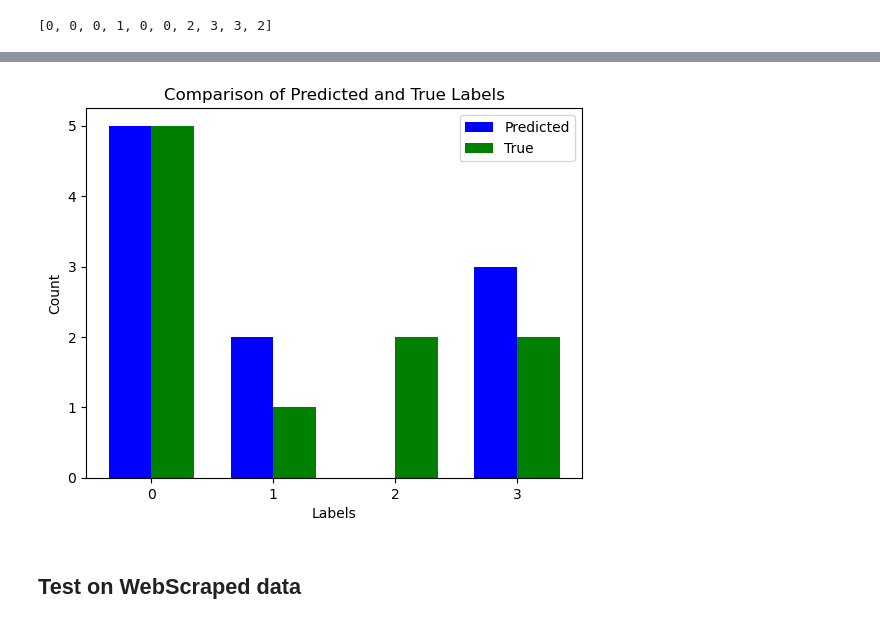
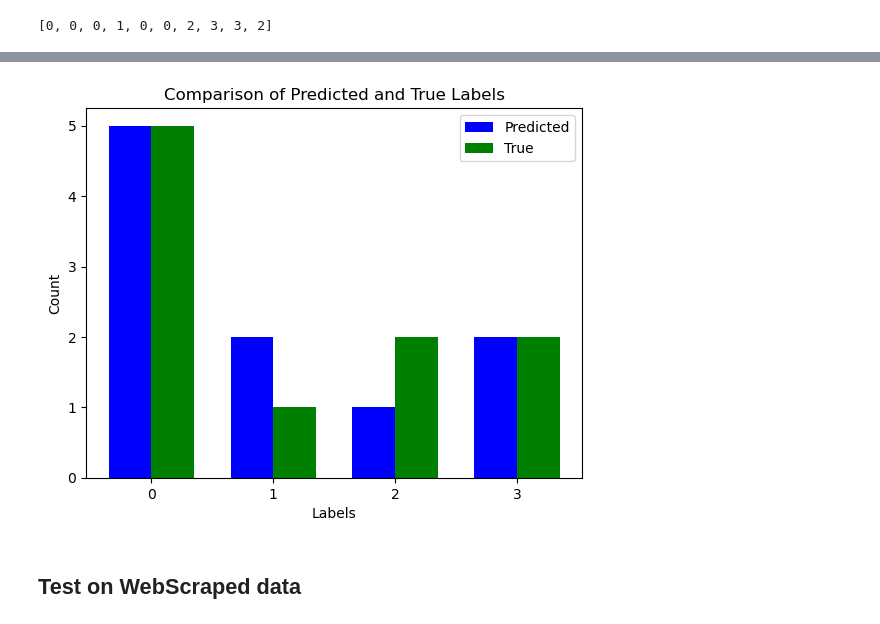
Before and after one commit to oitik/Movie_rating_prediction_using_machine_learning, a Jupyter notebook: bert-review-joker-hapi.ipynb, the cells around one changed output, grey strips where cells are left out. Drawn from its saved outputs; the diff is of its cells as text; code cells hidden in the pictures.

```diff
--- a/bert-review-joker-hapi.ipynb
+++ b/bert-review-joker-hapi.ipynb
@@ -829,38 +656,38 @@ plt.show()
 import matplotlib.pyplot as plt
 import numpy as np
 
-pred = [0, 0, 0, 1, 0, 0, 1, 3, 3, 3]
+pred = [0, 0, 0, 1, 0, 0, 1, 3, 3, 2]
 true = [0, 0, 0, 1, 0, 0, 2, 3, 3, 2]
 
 # Count the occurrences of each value in the pred and true arrays
 pred_counts = np.bincount(pred)
 true_counts = np.bincount(true)
 
 # Get the unique labels from both arrays
 labels = np.unique(np.concatenate((pred, true)))
 
 # Set the width of the bars
 bar_width = 0.35
 
 # Set the positions of the bars on the x-axis
 r1 = np.arange(len(pred_counts))
 r2 = [x + bar_width for x in r1]
 
 # Create the bar graph
 plt.bar(r1, pred_counts, color='blue', width=bar_width, label='Predicted')
 plt.bar(r2, true_counts, color='green', width=bar_width, label='True')
 
 # Add labels, title, and legend
 plt.xlabel('Labels')
 plt.ylabel('Count')
 plt.title('Comparison of Predicted and True Labels')
 plt.xticks([r + bar_width / 2 for r in range(len(labels))], labels)
 plt.legend()
 
 # Show the plot
 plt.show()
 # %% [output]
-[figure, old version]
+[figure, new version]
 # %% [markdown]
 ## Test on WebScraped data
 # %%
```
Also changed, not shown: parts of 50 cells of this notebook.
